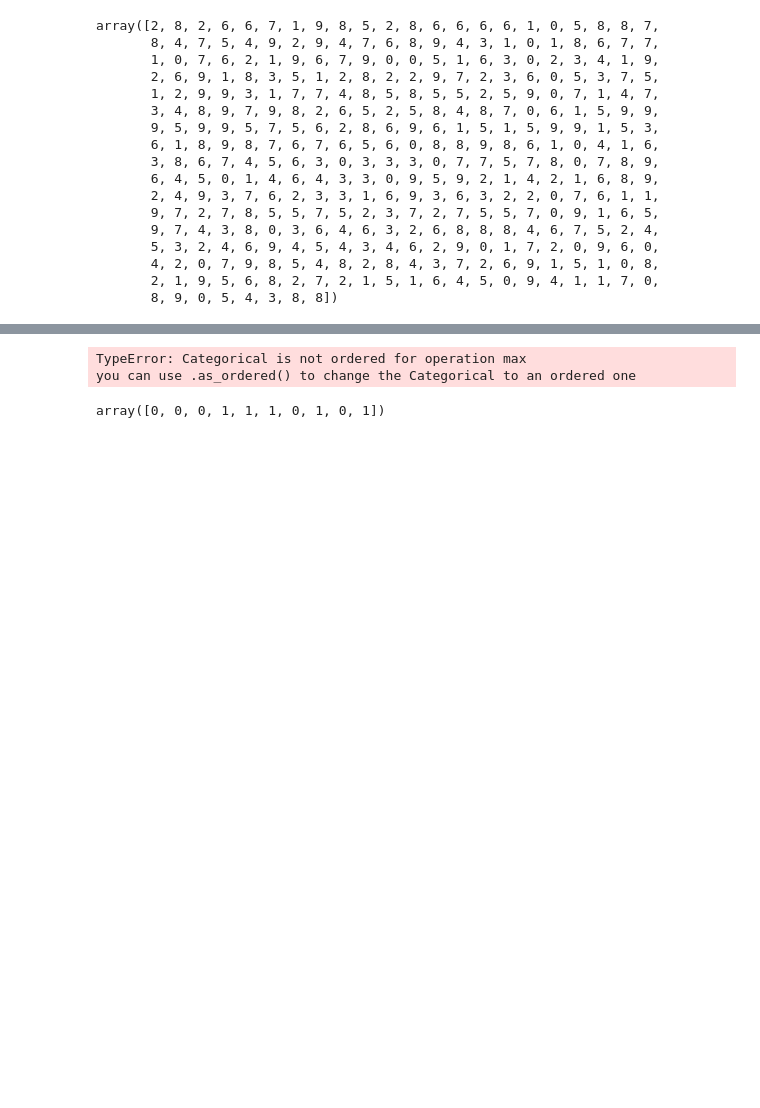
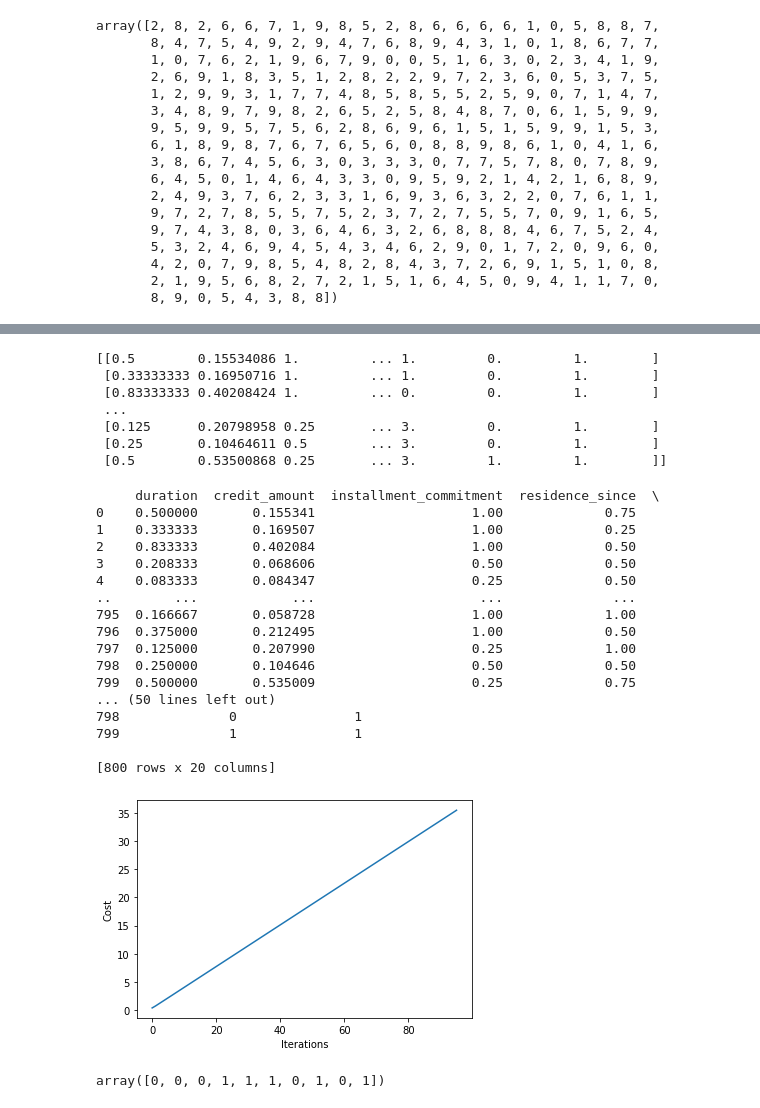
Before and after one commit to brendanmarks/project2, a Jupyter notebook: project2.ipynb, the cells around one changed output, grey strips where cells are left out. Cells and saved outputs as stored; diff of their text form; code cells hidden in the pictures; blank space fills up the shorter version.

```diff
--- a/project2.ipynb
+++ b/project2.ipynb
@@ -101,11 +101,13 @@ merged_credit_test.reset_index(drop=True, inplace=True)
 
 one_hot_cols = get_onehot(merged_credit, credit_cat)
 credit_no_cat = merged_credit.drop(credit_cat, axis = 1)
+credit_no_cat = credit_no_cat.transform(lambda x: x if (np.amax(x) == 0) else (x / np.amax(x))) #normalize continuous data
 credit_final = pd.concat([credit_no_cat, one_hot_cols], axis=1)
 
 
 one_hot_cols_test = get_onehot(merged_credit_test, credit_cat)
 credit_test_no_cat = merged_credit_test.drop(credit_cat, axis=1)
+credit_test_no_cat = credit_test_no_cat.transform(lambda x: x if (np.amax(x) == 0) else (x / np.amax(x)))
 credit_test_final = pd.concat([credit_test_no_cat, one_hot_cols_test], axis=1)
 
 #le = LabelEncoder()
@@ -531,34 +535,67 @@ Last 2 Class Labels: [0 0 0 0 0 0 0 0 0 0 0 0 0 0 0 0 0 0 0 0 0 0 0 0 0 0 0 0 0
 # %%
 
 # Loading Data
 
 #X = one_hot_cols.values
 #y = credit_target.values
 
 
 A = one_hot_cols.values
 b = credit_target
 
 # standardize
 #X[:,0] = (X[:,0] - X[:,0].mean()) / X[:,0].std()
 #X[:,1] = (X[:,1] - X[:,1].mean()) / X[:,1].std()
 
-lr2 = SoftmaxRegression(eta=0.00005, epochs=250, minibatches=1, random_seed=0)
-lr2.fit(A, b, gd)
+x_train = credit_final.loc[:,credit_final.columns != "class"]
+y_train = credit_final.loc[:,credit_final.columns == "class"]
 
+print (x_train.to_numpy())
+
+# df = pd.DataFrame(x_train)
+# df = df.transform(lambda x: x if (np.amax(x) == 0) else (x / np.amax(x)))
+
+lr2 = SoftmaxRegression(eta=0.00001, epochs=250, minibatches=1, random_seed=0)
+gd = GradientDescent()
+lr2.fit(x_train.to_numpy(), y_train.values.ravel(), gd)
+
+print (x_train)
 #X_plt = X[:, [0,1]]
 
 #plot_decision_regions(X_plt, y, clf=lr)
 #plt.title('Softmax Regression - Gradient Descent')
 #plt.show()
 
 plt.plot(range(len(lr2.cost_)), lr2.cost_)
 plt.xlabel('Iterations')
 plt.ylabel('Cost')
 plt.show()
 # %% [output]
-TypeError: Categorical is not ordered for operation max
-you can use .as_ordered() to change the Categorical to an ordered one
+[[0.5        0.15534086 1.         ... 1.         0.         1.        ]
+ [0.33333333 0.16950716 1.         ... 1.         0.         1.        ]
+ [0.83333333 0.40208424 1.         ... 0.         0.         1.        ]
+ ...
+ [0.125      0.20798958 0.25       ... 3.         0.         1.        ]
+ [0.25       0.10464611 0.5        ... 3.         0.         1.        ]
+ [0.5        0.53500868 0.25       ... 3.         1.         1.        ]]
+     duration  credit_amount  installment_commitment  residence_since  \
+0    0.500000       0.155341                    1.00             0.75
+1    0.333333       0.169507                    1.00             0.25
+2    0.833333       0.402084                    1.00             0.50
+3    0.208333       0.068606                    0.50             0.50
+4    0.083333       0.084347                    0.25             0.50
+..        ...            ...                     ...              ...
+795  0.166667       0.058728                    1.00             1.00
+796  0.375000       0.212495                    1.00             0.50
+797  0.125000       0.207990                    0.25             1.00
+798  0.250000       0.104646                    0.50             0.50
+799  0.500000       0.535009                    0.25             0.75
+... (50 lines left out)
+798              0               1
+799              1               1
+
+[800 rows x 20 columns]
+[figure, added]
 # %%
 credit_target_test[-10:]
 # %% [output]
```
Also changed, not shown: parts of 3 cells of this notebook.
